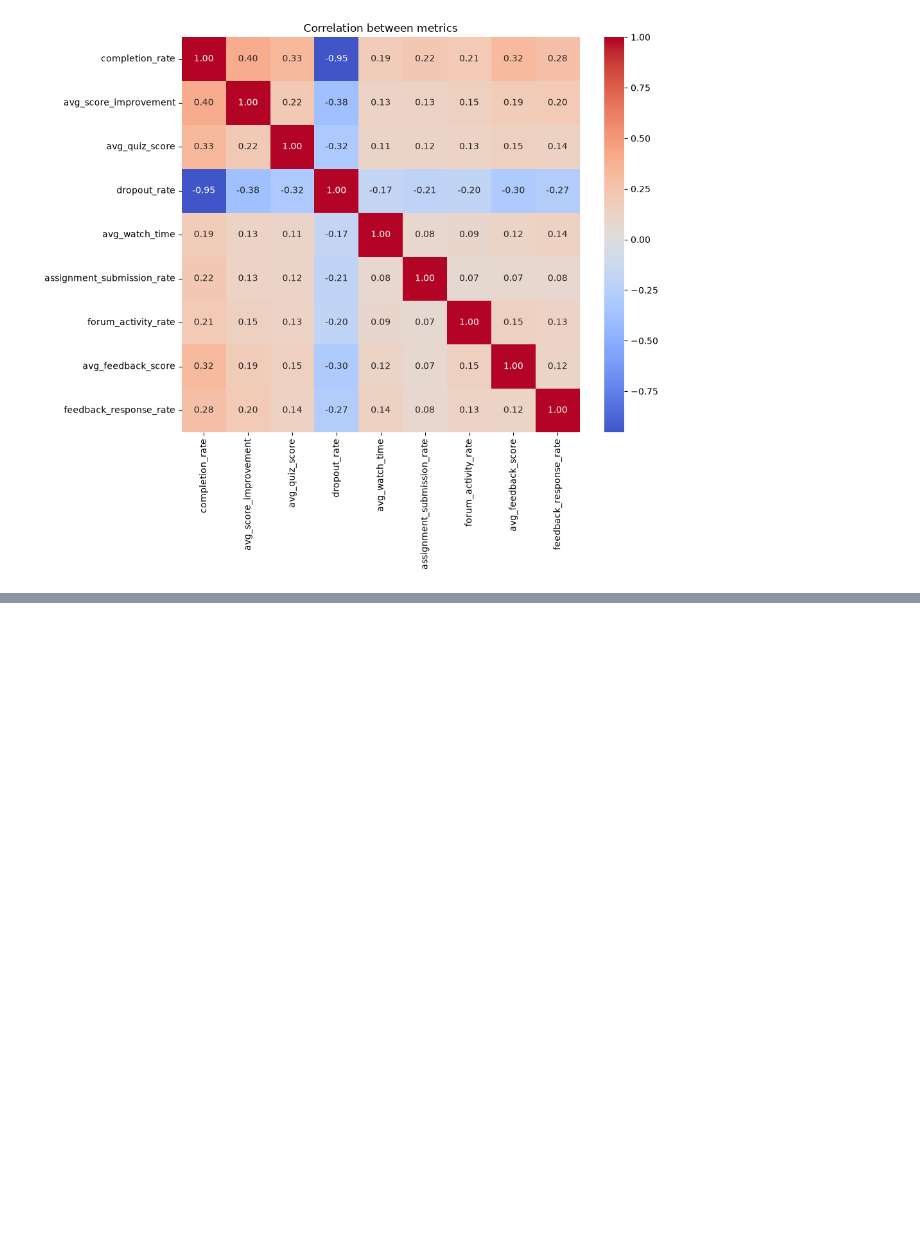
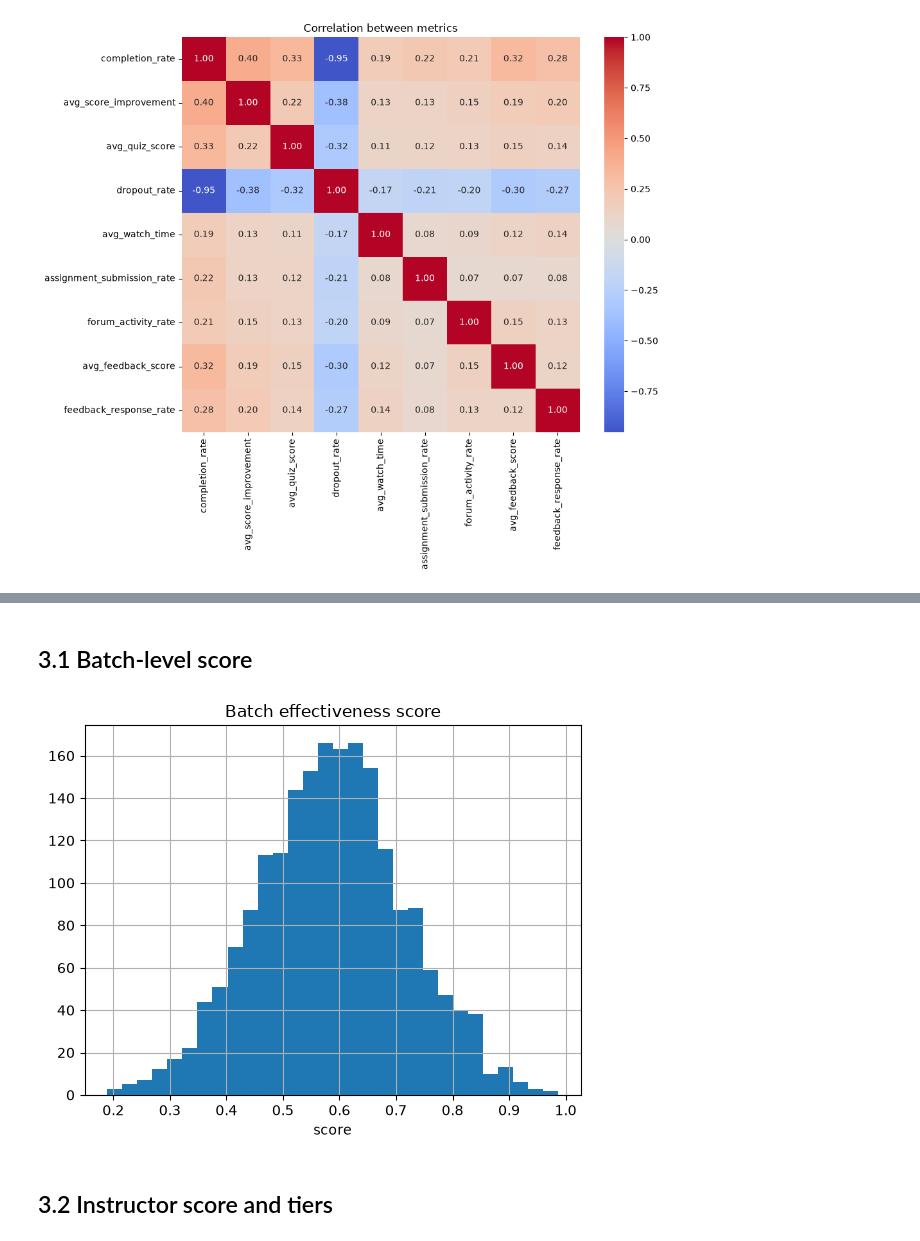
Before and after one commit to MdSahil1702/InternshipAssignments, a Jupyter notebook: Accredian Data Science & AI Content Specialist internship/Instructor_Effectiveness_Modeling.ipynb, the cells around one changed output, grey strips where cells are left out. Saved outputs shown, nothing was run; the diff lists cells and outputs as text; code cells hidden in the pictures; blank space fills up the shorter version.

```diff
--- a/Accredian Data Science & AI Content Specialist internship/Instructor_Effectiveness_Modeling.ipynb
+++ b/Accredian Data Science & AI Content Specialist internship/Instructor_Effectiveness_Modeling.ipynb
@@ -162,0 +188,2 @@ plt.show()
+# %%
+df = data.drop(columns=["dropout_rate"]).copy()
@@ -162,0 +201,33 @@ plt.show()
+# %% [markdown]
+## 3.1 Batch-level score
+# %%
+# Scale every metric to 0-1
+def minmax(s):
+    return (s - s.min()) / (s.max() - s.min())
+
+score_df = df.copy()
+
+# Feedback adjustment: low response rate -> pull rating toward the overall average
+k = 0.3
+reliability = score_df["feedback_response_rate"] / (score_df["feedback_response_rate"] + k)
+overall_fb = score_df["avg_feedback_score"].mean()
+score_df["adj_feedback"] = (reliability * score_df["avg_feedback_score"]
+                            + (1 - reliability) * overall_fb)
+
+# Weighted batch score (0-1)
+def compute_batch_score(d, w_comp=0.25, w_imp=0.25, w_quiz=0.15, w_fb=0.35):
+    return (w_comp * minmax(d["completion_rate"])
+          + w_imp  * minmax(d["avg_score_improvement"])
+          + w_quiz * minmax(d["avg_quiz_score"])
+          + w_fb   * minmax(d["adj_feedback"]))
+
+score_df["batch_score"] = compute_batch_score(score_df)
+
+score_df["batch_score"].hist(bins=30)
+plt.title("Batch effectiveness score")
+plt.xlabel("score")
+plt.show()
+# %% [output]
+[figure, added]
+# %% [markdown]
+## 3.2 Instructor score and tiers
```
Also changed, not shown: parts of 14 cells of this notebook.
